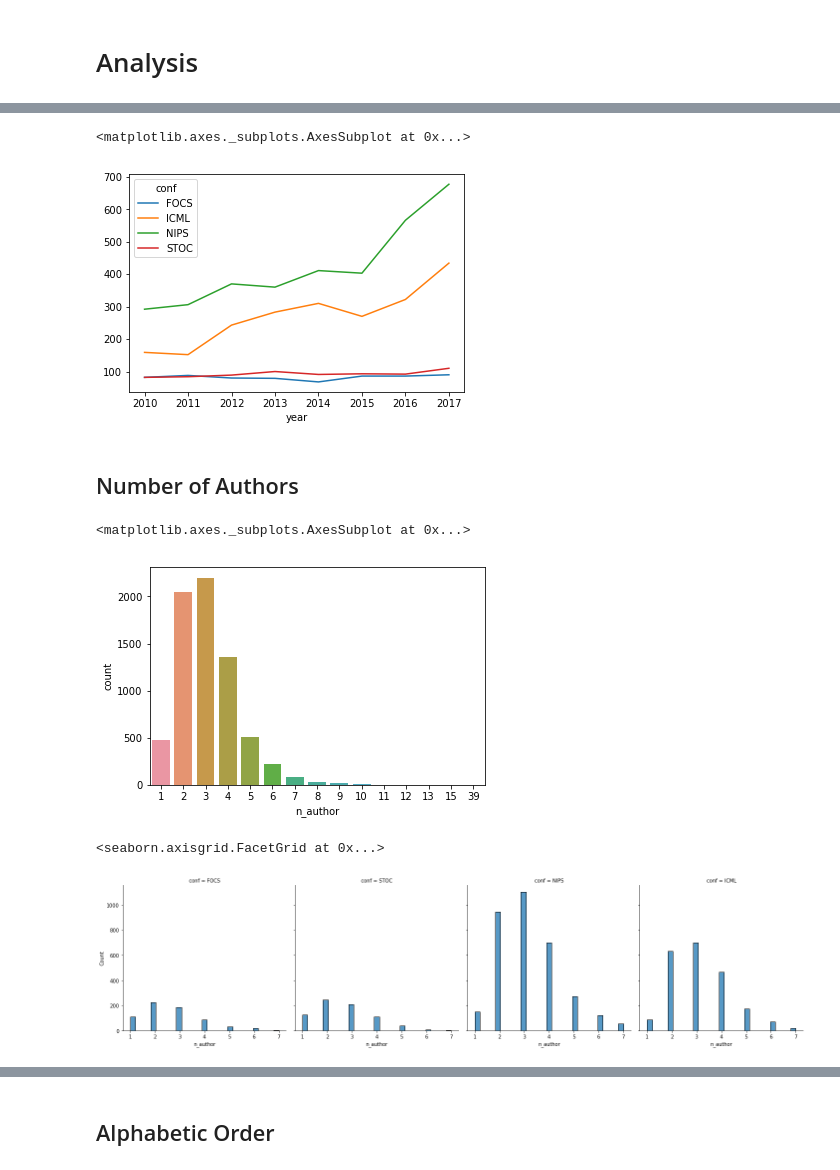
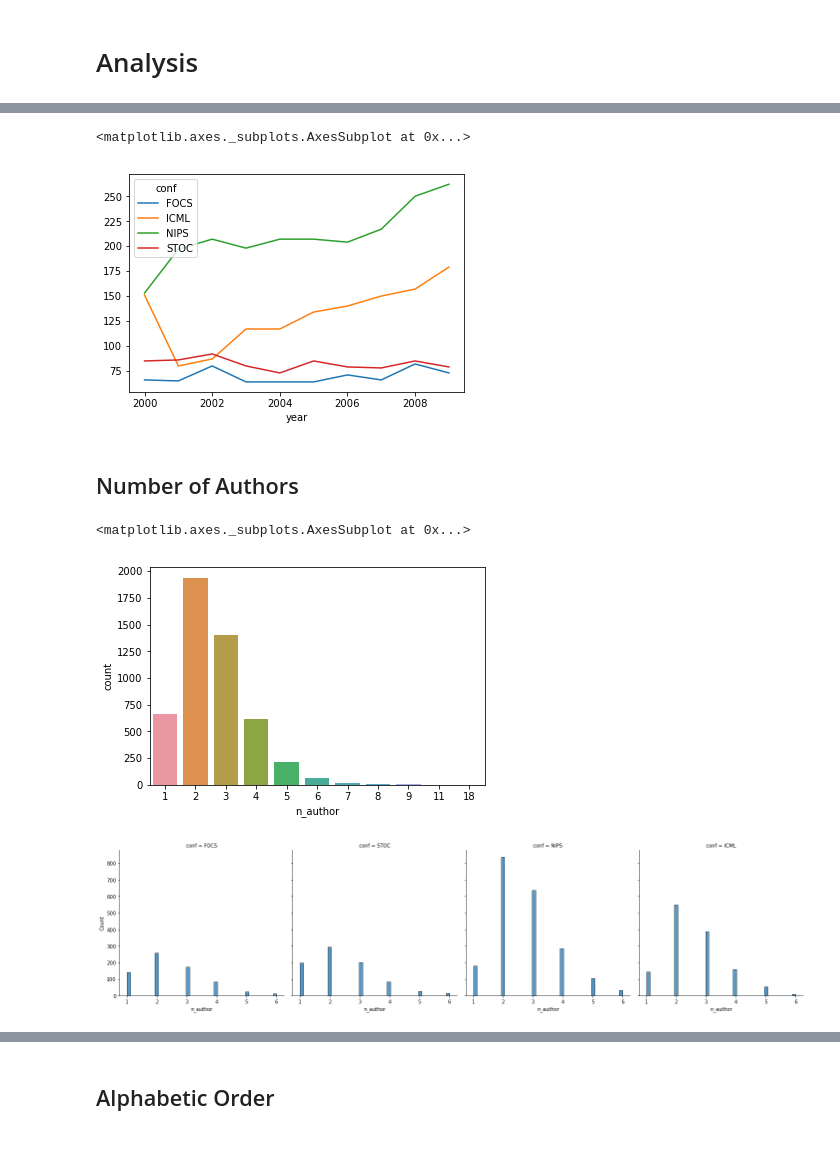
Before and after one commit to shlomihod/does-author-order-matter, a Jupyter notebook: notebooks/analysis.ipynb, the cells around one changed output, grey strips where cells are left out. Drawn from its saved outputs; the diff is of its cells as text; code cells hidden in the pictures.

```diff
--- a/notebooks/analysis.ipynb
+++ b/notebooks/analysis.ipynb
@@ -21,9 +24,3 @@ from tqdm.notebook import tqdm
 # %%
 papers_df = pd.read_json('../data/papers_FOCS_ICML_NIPS_STOC_2000_2009.json')
 authors_df = pd.read_json('../data/authors_FOCS_ICML_NIPS_STOC_2000_2009.json')
-# %%
-papers_df = pd.concat([retrive_conf_papers(conf.lower(), year)
-                       for conf in tqdm(CONF2COMMUNITY)
-                       for year in YEAR_RANGE])
-
-papers_df = papers_df.drop(DROP_COLS, axis=1)
@@ -46,19 +40,18 @@ sns.countplot(papers_df['year'])
 papers_df.groupby(['conf', 'year']).size().unstack().T.plot()
 # %% [output]
 <matplotlib.axes._subplots.AxesSubplot at 0x...>
-[figure, old version]
+[figure, new version]
 # %% [markdown]
 ## Number of Authors
 # %%
 sns.countplot(papers_df['n_author'])
 # %% [output]
 <matplotlib.axes._subplots.AxesSubplot at 0x...>
-[figure, old version]
+[figure, new version]
 # %%
-sns.displot(x='n_author', col='conf', kind="hist", data=papers_df[papers_df['n_author'] < 8])
+sns.displot(x='n_author', col='conf', kind='hist', data=papers_df[papers_df['n_author'] < 7]);
 # %% [output]
-<seaborn.axisgrid.FacetGrid at 0x...>
-[figure, old version]
+[figure, new version]
 # %%
 n_author_per_conf = ((papers_df.groupby('conf')['n_author']
                       .value_counts(normalize=True)
```
Also changed, not shown: parts of 125 cells of this notebook, 7 other files.
